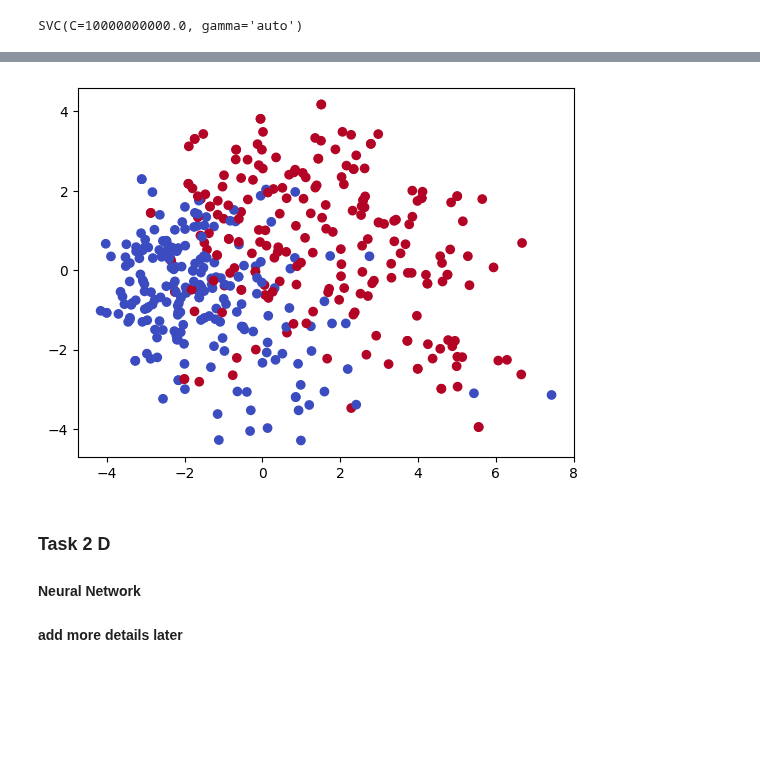
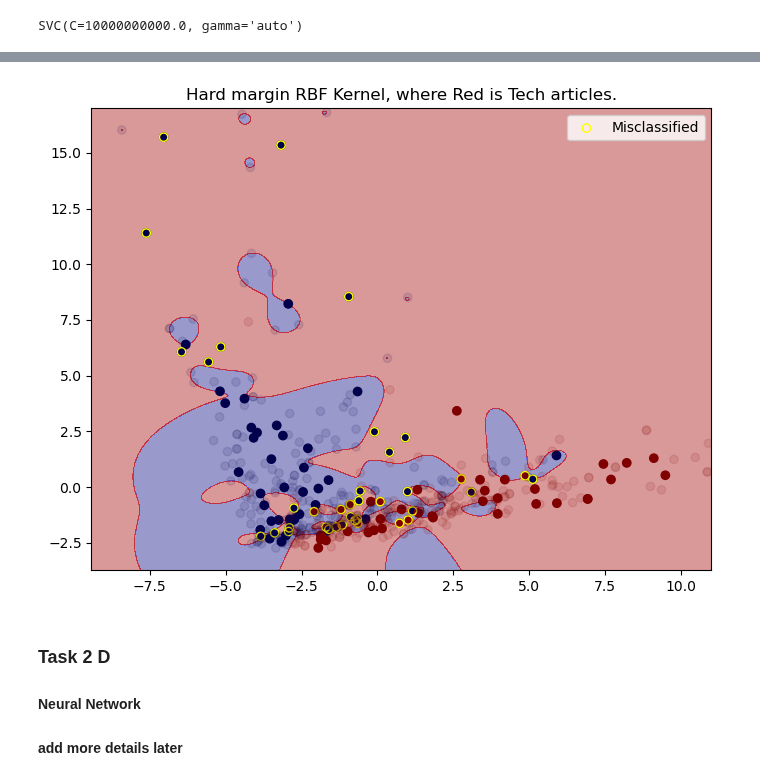
Before and after one commit to Compsci361-Group31/COMPSCI361-Assignment3, a Jupyter notebook: AS03.ipynb, the cells around one changed output, grey strips where cells are left out. Drawn from its saved outputs; the diff is of its cells as text; code cells hidden in the pictures; blank space fills up the shorter version.

Commit message:
plotted hard margin

```diff
--- a/AS03.ipynb
+++ b/AS03.ipynb
@@ -151,0 +152,7 @@ plt.show()
+# %%
+# get test data
+test_df = pd.read_csv('test.csv')
+test_y = test_df["Category"].to_numpy()
+test_X = cv.transform(test_df['Text']).toarray()
+
+print(f"{test_df} \n {test_y} \n {test_X}")
@@ -197,24 +222,70 @@ from sklearn.preprocessing import StandardScaler
 from sklearn.decomposition import PCA
 from sklearn.linear_model import LogisticRegression
 from sklearn.metrics import confusion_matrix
-
-# We will use principal component analysis to reduce the dimensionality of our data.
-
-y_scatter = (y == "tech")
-X_bool = (X > 0)
-
-#Scale the data
-ss = StandardScaler()
-X_scaled = ss.fit_transform(X_bool)
-
-#Now apply PCA
-pca = PCA(n_components=2)
-X_pca = pca.fit_transform(X_scaled)
+from sklearn.preprocessing import LabelEncoder
 
 
-plt.scatter(X_pca[:,0], X_pca[:, 1], c=(y=="tech"), cmap='coolwarm')
-plt.show()
+#Do PCA so we only have two dimensions
+print("making pca")
+pca = PCA(n_components=2)
+X_pca = pca.fit_transform(X)
+test_x_pca = pca.transform(test_X)
+
+#Convert our y vector to binary (tech, entertainment) --> (1,0)
+print("Label encoder")
+le = LabelEncoder()
+y_encoded = le.fit_transform(y)
+test_y_encoded = le.transform(test_y)               #entertainment 0, tech 1
+
+#Now we fit our pca points to an rbf kernel model
+print("Fitting train")
+rbf_pca = SVC(kernel='rbf', C=1e10, gamma='auto')
+rbf_pca.fit(X_pca, y_encoded)
 
 
-# plt.scatter(whole_frequencies, y_scatter)
+
+#Now predict our values
+print("Predicting")
+pred = rbf_pca.predict(test_x_pca)
+color_assignment = test_y_encoded
+
+
+#Split x and y values to plot our data points
+print("Splitting into x, y")
+# x = test_x_pca[:, 0]
+# y = test_x_pca[:, 1]
+x = X_pca[:, 0]
+y = X_pca[:, 1]
+
+#Create the mesh, this allows for our contour to show the regions/boundaries for tech and entertainment.
+print("Determining grid")
+x_min, x_max = x.min() -  1, x.max() + 1
+y_min, y_max = y.min() - 1, y.max() + 1
+xx, yy = np.meshgrid(np.arange(x_min, x_max, 0.01), np.arange(y_min, y_max, 0.01))
+
+#Predict to determine the regions and boundaries.
+print("Predicting grid")
+Z = rbf_pca.predict(np.c_[xx.ravel(), yy.ravel()])
+Z = Z.reshape(xx.shape)
+
+#Allows for highlighting of misclassified points.
+print("Getting misclassified")
+misclassified = (pred != test_y_encoded) # identify misclassified points
+
+
+plt.figure(figsize=(8, 6))
+plt.contourf(xx, yy, Z, alpha=0.4, cmap='seismic')  # Decision boundary/region
+
+
+# print(test_x_pca[0,0], test_x_pca[0, 1], color_assignment[0])
+
+
+plt.scatter(test_x_pca[:, 0], test_x_pca[:, 1], c=color_assignment, cmap='seismic')     #Blue is Entertainment, Tech is 1
+plt.scatter(test_x_pca[misclassified, 0], test_x_pca[misclassified, 1], edgecolors='yellow', facecolors='none', label='Misclassified')
+plt.scatter(X_pca[:, 0], X_pca[:, 1], c=y_encoded, cmap='seismic', alpha=0.1)
+plt.legend()
+plt.title("Hard margin RBF Kernel, where Red is Tech articles.")
+plt.xlim(x_min, 11)
+plt.ylim(y_min, 17)
+plt.show()
 # %% [output]
@@ -221,4 +300,4 @@ plt.show()
-[figure, old version]
+[figure, new version]
 # %% [markdown]
 ### Task 2 D
 #### Neural Network
```
Also changed, not shown: parts of 6 cells of this notebook.
